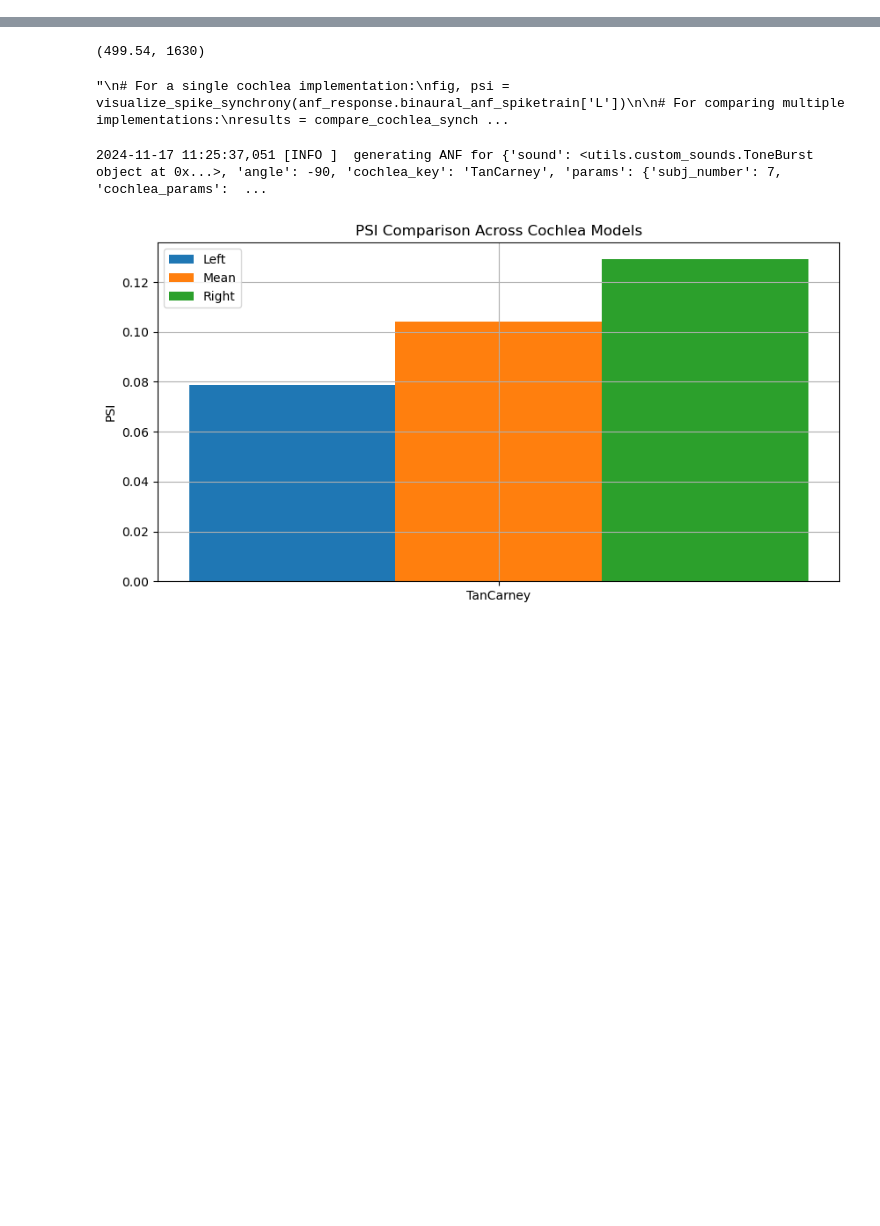
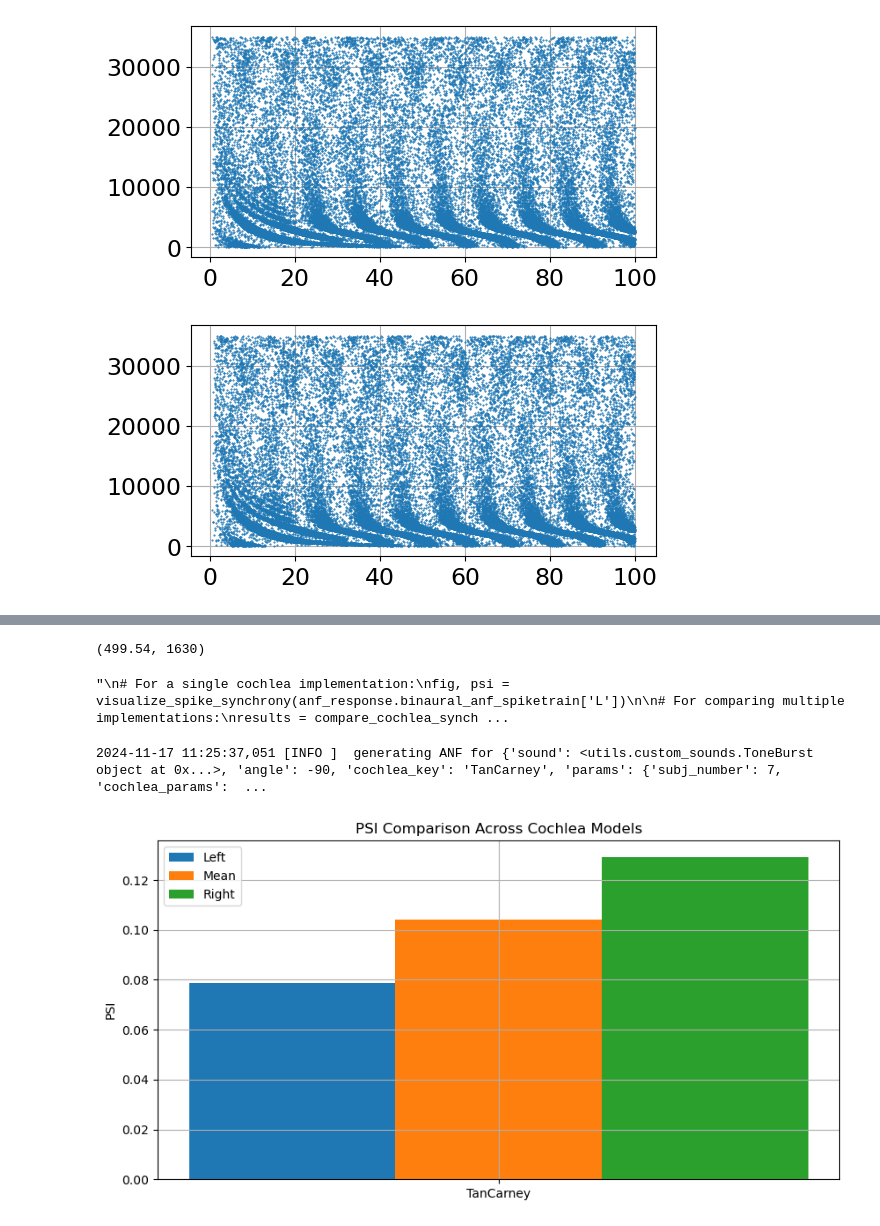
Before and after one commit to pollomarzo/polithesis, a Jupyter notebook: src/explore_cochleas.ipynb, the cells around one changed output, grey strips where cells are left out. Saved outputs shown, nothing was run; the diff lists cells and outputs as text; code cells hidden in the pictures; blank space fills up the shorter version.

```diff
--- a/src/explore_cochleas.ipynb
+++ b/src/explore_cochleas.ipynb
@@ -88,14 +88,14 @@ pygame 2.6.1 (SDL 2.30.7, Python 3.12.3)
 Hello from the pygame community. https://www.pygame.org/contribute.html
 # %%
 # sound = b2h.tone(100 * b2.Hz, 0.1 * b2.second)
-sound = Tone(100 * b2.Hz, 200 * b2.ms)
-sound.sound.level = 70 * b2h.dB
+sound = Tone(100 * b2.Hz, 100 * b2.ms)
+sound.sound.level = 50 * b2h.dB
 ANGLE = -45
 COCH_GAMMATONE = "gammatone"
 COCH_TANCARNEY = "TanCarney"
 COCH_DCGC = "DCGC"
 COCH_PPG = "ppg"
-spikes_real = load_anf_response(sound, ANGLE, COCH_GAMMATONE, InhParam().cochlea)
-spikes_tc = load_anf_response(sound, ANGLE, COCH_TANCARNEY, TcParam().cochlea)
-spikes_ppg = load_anf_response(sound, ANGLE, COCH_PPG, PpgParam().cochlea)
+spikes_gamm = load_anf_response(sound, ANGLE, COCH_GAMMATONE, InhParam().cochlea, ignore_cache=True)
+# spikes_tc = load_anf_response(sound, ANGLE, COCH_TANCARNEY, TcParam().cochlea)
+# spikes_ppg = load_anf_response(sound, ANGLE, COCH_PPG, PpgParam().cochlea)
 # %% [output]
@@ -104,0 +106,2 @@ spikes_ppg = load_anf_response(sound, ANGLE, COCH_PPG, PpgParam().cochlea)
+[figure, added]
+[figure, added]
```
Also changed, not shown: parts of 8 cells of this notebook, 6 other files.
